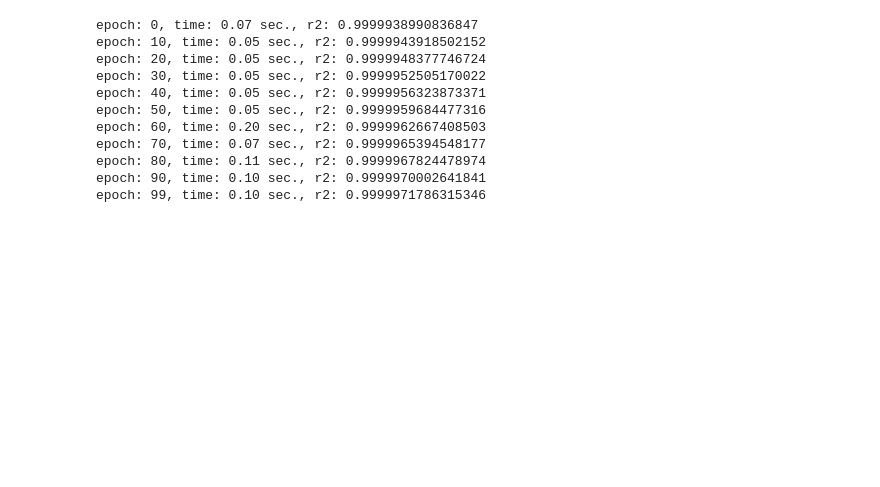
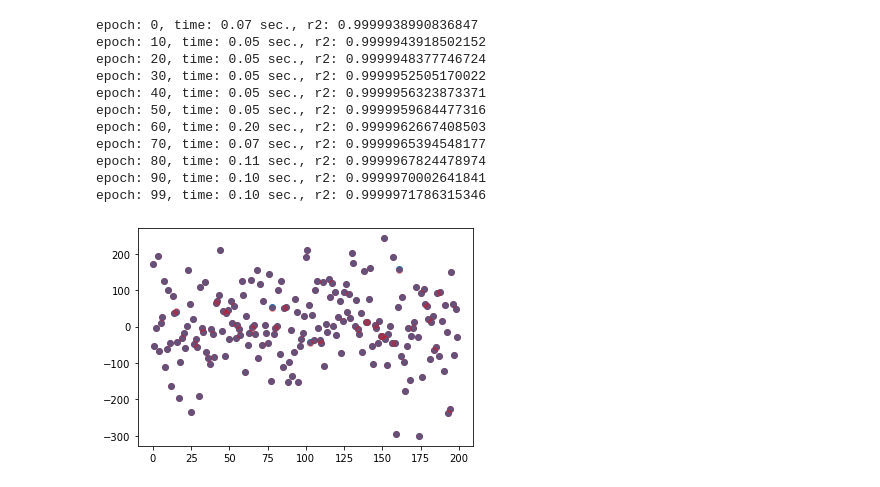
Before and after one commit to marcosalvalaggio/robingrad, a Jupyter notebook: examples/lab.ipynb, the cells around one changed output. Drawn from its saved outputs; the diff is of its cells as text; code cells hidden in the pictures; blank space fills up the shorter version.

```diff
--- a/examples/lab.ipynb
+++ b/examples/lab.ipynb
@@ -199,0 +202,7 @@ epoch: 99, time: 0.10 sec., r2: 0.9999971786315346
+# %%
+x = [i for i in range(len(X))]
+plt.scatter(x, y)
+plt.scatter(x, y_pred, color='red', alpha=0.3)
+plt.show()
+# %% [output]
+[figure, added]
```
Also changed, not shown: parts of 1 cell of this notebook.
